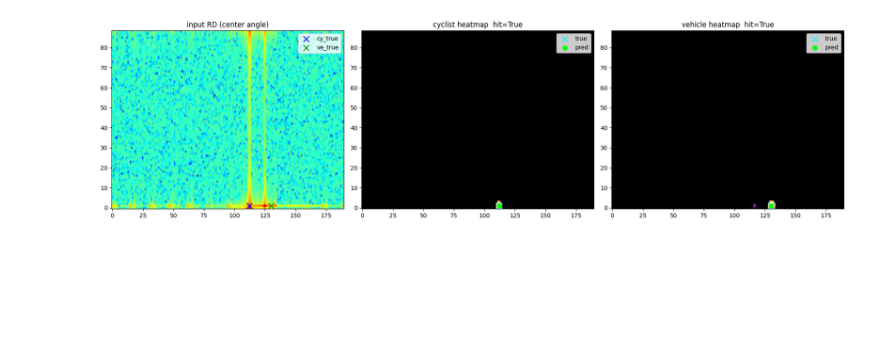
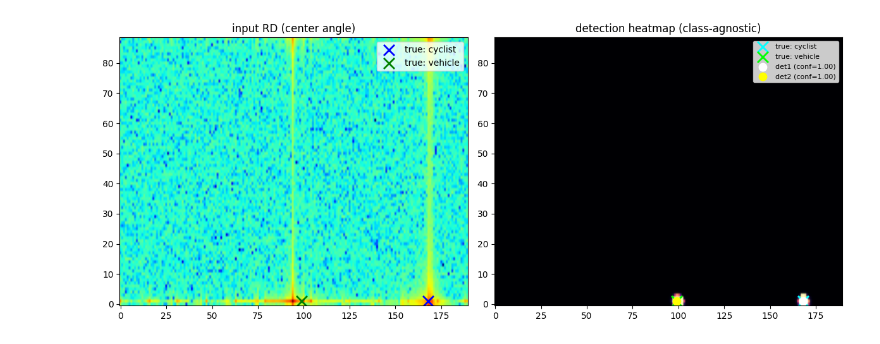
Before and after one commit to kousukeyamakubo/study, a Jupyter notebook: 400MHz変更用/check.ipynb, the cells around one changed output. Drawn from its saved outputs; the diff is of its cells as text; code cells hidden in the pictures; blank space fills up the shorter version.

```diff
--- a/400MHz変更用/check.ipynb
+++ b/400MHz変更用/check.ipynb
@@ -9,18 +9,18 @@ import torch.nn as nn
 import torch.nn.functional as F
 from torch.utils.data import Dataset, DataLoader
 
-TRAIN_DATASET_DIR = "./learn_dataset_single_object"   # 学習: 単一物体
-TEST_DATASET_DIR  = "./learn_dataset_fixed_angle"      # テスト: 2物体同時
+TRAIN_DATASET_DIR = "./learn_dataset_single_object"  # 学習: 単一物体
+TEST_DATASET_DIR  = "./learn_dataset_fixed_angle"     # テスト: 2物体同時
 TRAIN_META_CSV = os.path.join(TRAIN_DATASET_DIR, "metadata.csv")
 TEST_META_CSV  = os.path.join(TEST_DATASET_DIR,  "metadata.csv")
-MODEL_PATH = "./best_detector_single_object.pt"
+MODEL_PATH = "./best_detector_agnostic.pt"
 
 N_FIXED = 10
 
-DEVICE = "cuda" if torch.cuda.is_available() else "cpu"
+DEVICE     = "cuda" if torch.cuda.is_available() else "cpu"
 BATCH_SIZE = 16
-EPOCHS = 20
-LR = 1e-3
+EPOCHS     = 20
+LR         = 1e-3
 
 D_TOL = 2
 R_TOL = 3
@@ -741,5 +758,5 @@ best model saved to: ./best_detector_fixed_angle.pt
 # %%
-best_model = RadarLightUNet(in_channels=N_FIXED, out_channels=2).to(DEVICE)
+best_model = RadarLightUNet(in_channels=N_FIXED, out_channels=1).to(DEVICE)
 best_model.load_state_dict(torch.load(MODEL_PATH, map_location=DEVICE))
 best_model.eval()
 
@@ -750,55 +767,50 @@ test_loss=0.3793  cyclist_hit=1.000  vehicle_hit=0.988
 # %%
 def show_prediction(sample_idx=0):
     row = test_df.iloc[sample_idx]
-    npz_path = row['file']
+    npz_path = row["file"]
     if not os.path.isabs(npz_path):
-        npz_path = os.path.normpath(os.path.join('.', npz_path))
+        npz_path = os.path.normpath(os.path.join(".", npz_path))
 
-    x = load_all_rd_maps(npz_path)  # (N_FIXED, H, W)
+    x = load_all_rd_maps(npz_path)
     x_tensor = torch.from_numpy(x).unsqueeze(0).float().to(DEVICE)
 
     with torch.no_grad():
         logits = best_model(x_tensor)
 
+    # 検出結果: クラスなし、上位2ピーク
     peaks = decode_peaks_from_logits(logits.cpu())
-    cy_d, cy_r, cy_conf = peaks[0]
-    ve_d, ve_r, ve_conf = peaks[1]
+    det1_d, det1_r, det1_conf = peaks[0]
+    det2_d, det2_r, det2_conf = peaks[1]
 
-    cy_true_d = int(row['cyclist_true_d_idx'])
-    cy_true_r = int(row['cyclist_true_r_idx'])
-    ve_true_d = int(row['vehicle_true_d_idx'])
-    ve_true_r = int(row['vehicle_true_r_idx'])
+    # 正解: シナリオの情報として表示
+    cy_true_d = int(row["cyclist_true_d_idx"])
+    cy_true_r = int(row["cyclist_true_r_idx"])
+    ve_true_d = int(row["vehicle_true_d_idx"])
+    ve_true_r = int(row["vehicle_true_r_idx"])
 
-    cy_hit = compute_hit(cy_d, cy_r, cy_true_d, cy_true_r)
-    ve_hit = compute_hit(ve_d, ve_r, ve_true_d, ve_true_r)
+    print(f"=== sample {sample_idx} ===")
+    print(f"[detection 1] d={det1_d}, r={det1_r}, conf={det1_conf:.3f}")
+    print(f"[detection 2] d={det2_d}, r={det2_r}, conf={det2_conf:.3f}")
+    print(f"[true] cyclist=({cy_true_d},{cy_true_r})  vehicle=({ve_true_d},{ve_true_r})")
 
-    print(f"file: {row['file']}")
-    print(f"cyclist  true=({cy_true_d},{cy_true_r}) pred=({cy_d},{cy_r}) hit={cy_hit}")
-    print(f"vehicle  true=({ve_true_d},{ve_true_r}) pred=({ve_d},{ve_r}) hit={ve_hit}")
+    rd_db   = x[N_FIXED // 2]
+    heatmap = torch.sigmoid(logits)[0, 0].cpu().numpy()
 
-    # 代表チャンネル: 中央の角度 (index=N_FIXED//2)
-    rd_db = x[N_FIXED // 2]
-    cy_heatmap = torch.sigmoid(logits)[0, 0].cpu().numpy()
-    ve_heatmap = torch.sigmoid(logits)[0, 1].cpu().numpy()
+    fig, axes = plt.subplots(1, 2, figsize=(12, 5))
 
-    fig, axes = plt.subplots(1, 3, figsize=(18, 5))
-    axes[0].imshow(rd_db, aspect='auto', origin='lower', cmap='jet')
-    axes[0].scatter([cy_true_r], [cy_true_d], c='blue',  marker='x', s=100, label='cy_true')
-    axes[0].scatter([ve_true_r], [ve_true_d], c='green', marker='x', s=100, label='ve_true')
-    axes[0].set_title('input RD (center angle)')
+    axes[0].imshow(rd_db, aspect="auto", origin="lower", cmap="jet")
+    axes[0].scatter([cy_true_r], [cy_true_d], c="blue",  marker="x", s=150, linewidths=2, label="true: cyclist")
+    axes[0].scatter([ve_true_r], [ve_true_d], c="green", marker="x", s=150, linewidths=2, label="true: vehicle")
+    axes[0].set_title("input RD (center angle)")
     axes[0].legend()
 
-    axes[1].imshow(cy_heatmap, aspect='auto', origin='lower', cmap='magma')
-    axes[1].scatter([cy_true_r], [cy_true_d], c='cyan', marker='x', s=100, label='true')
-    axes[1].scatter([cy_r],      [cy_d],      c='lime', marker='o', s=60,  label='pred')
-    axes[1].set_title(f'cyclist heatmap  hit={cy_hit}')
-    axes[1].legend()
-
-    axes[2].imshow(ve_heatmap, aspect='auto', origin='lower', cmap='magma')
-    axes[2].scatter([ve_true_r], [ve_true_d], c='cyan', marker='x', s=100, label='true')
-    axes[2].scatter([ve_r],      [ve_d],      c='lime', marker='o', s=60,  label='pred')
-    axes[2].set_title(f'vehicle heatmap  hit={ve_hit}')
-    axes[2].legend()
+    axes[1].imshow(heatmap, aspect="auto", origin="lower", cmap="magma")
+    axes[1].scatter([cy_true_r], [cy_true_d], c="cyan",   marker="x", s=150, linewidths=2, label="true: cyclist")
+    axes[1].scatter([ve_true_r], [ve_true_d], c="lime",   marker="x", s=150, linewidths=2, label="true: vehicle")
+    axes[1].scatter([det1_r], [det1_d], c="white",  marker="o", s=80, label=f"det1 (conf={det1_conf:.2f})")
+    axes[1].scatter([det2_r], [det2_d], c="yellow", marker="o", s=80, label=f"det2 (conf={det2_conf:.2f})")
+    axes[1].set_title("detection heatmap (class-agnostic)")
+    axes[1].legend(fontsize=8)
 
     plt.tight_layout()
     plt.show()
@@ -812 +825 @@ vehicle  true=(1,130) pred=(1,130) hit=True
-[figure, old version]
+[figure, new version]
```
Also changed, not shown: parts of 12 cells of this notebook, 1 other file.
